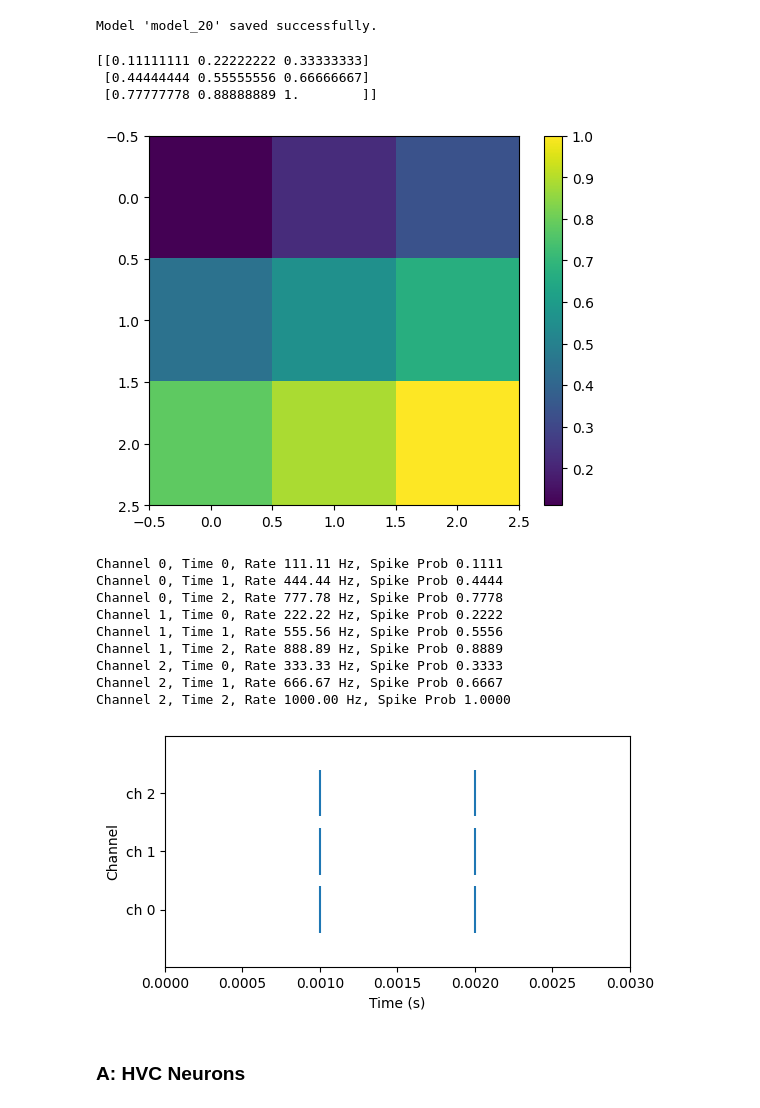
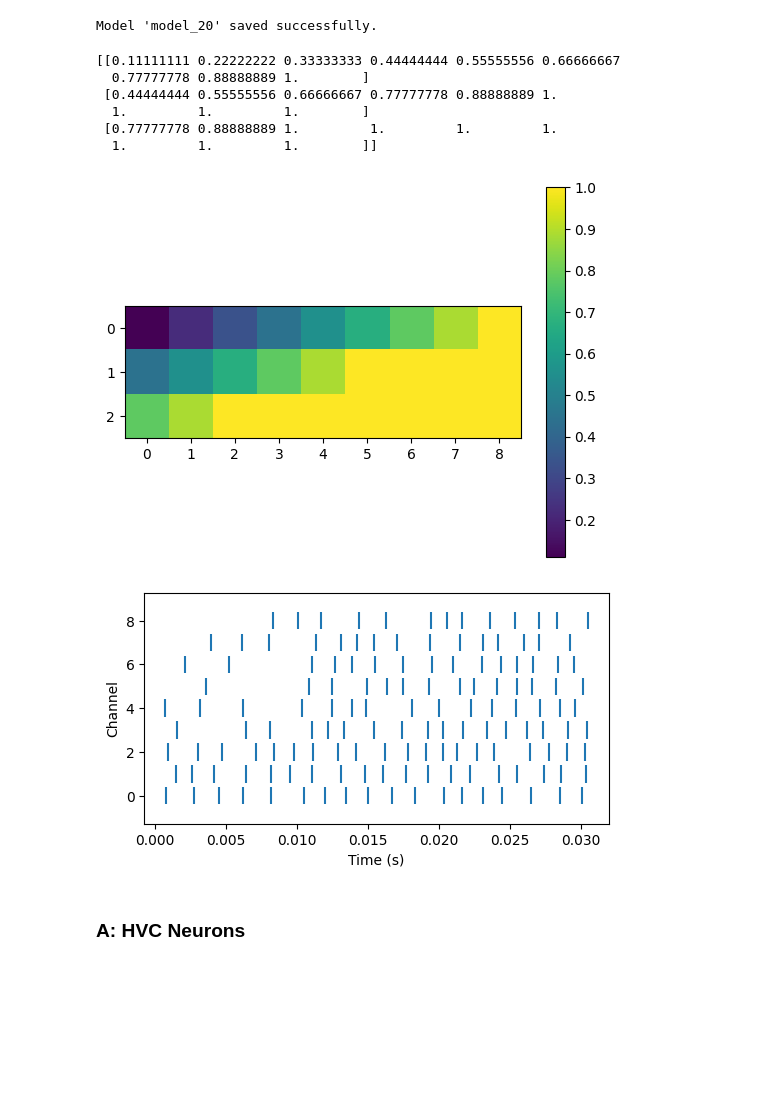
Before and after one commit to AtharvSuryawanshi/Dual_Pathway_RL_songbird, a Jupyter notebook: Figures/Figure_6.ipynb, the cells around one changed output. Cells and saved outputs as stored; diff of their text form; code cells hidden in the pictures; blank space fills up the shorter version.

Commit message:
fixed poisson (actual bernoulli) function

```diff
--- a/Figures/Figure_6.ipynb
+++ b/Figures/Figure_6.ipynb
@@ -171,42 +185,42 @@ def poisson_eventplot_from_rates(
 
     return spike_times_all_channels, time
-# %%
-array = [[1,2,3],[4,5,6],[7,8,9]]
-array/=np.max(array)
-print(array)
-plt.imshow(array, cmap='viridis')
-plt.colorbar()
-plt.show()
-
-spikes, time = poisson_eventplot_from_rates(array, bin_size_ms=20, rate_max=1000, refractory_ms=1)
-
-plt.figure(figsize=(6, 3))
-plt.eventplot(
-    spikes,
-    orientation="horizontal",
-    lineoffsets=np.arange(len(spikes)),
-    linelengths=0.8,
-)
-plt.xlim(0, time[-1])
-plt.yticks(np.arange(len(spikes)), labels=[f"ch {i}" for i in range(len(spikes))])
-plt.xlabel("Time (s)")
-plt.ylabel("Channel")
-plt.show()
-# %% [output]
-[[0.11111111 0.22222222 0.33333333]
- [0.44444444 0.55555556 0.66666667]
- [0.77777778 0.88888889 1.        ]]
-[figure, removed]
-Channel 0, Time 0, Rate 111.11 Hz, Spike Prob 0.1111
-Channel 0, Time 1, Rate 444.44 Hz, Spike Prob 0.4444
-Channel 0, Time 2, Rate 777.78 Hz, Spike Prob 0.7778
-Channel 1, Time 0, Rate 222.22 Hz, Spike Prob 0.2222
-Channel 1, Time 1, Rate 555.56 Hz, Spike Prob 0.5556
-Channel 1, Time 2, Rate 888.89 Hz, Spike Prob 0.8889
-Channel 2, Time 0, Rate 333.33 Hz, Spike Prob 0.3333
-Channel 2, Time 1, Rate 666.67 Hz, Spike Prob 0.6667
-Channel 2, Time 2, Rate 1000.00 Hz, Spike Prob 1.0000
-[figure, removed]
+# %%
+
+array = np.array([
+    [1,2,3,4,5,6,7,8,9],
+    [4,5,6,7,8,9,9,9,9],
+    [7,8,9,9,9,9,9,9,9]
+], dtype=float)
+
+array/=np.max(array)
+print(array)
+plt.imshow(array, cmap='viridis')
+plt.colorbar()
+plt.show()
+
+spikes, time = poisson_eventplot_from_rates(array, bin_size_ms=10, rate_max=1000, refractory_ms=1)
+
+plt.figure(figsize=(6, 3))
+plt.eventplot(
+    spikes,
+    orientation="horizontal",
+    lineoffsets=np.arange(len(spikes)),
+    linelengths=0.8,
+)
+# plt.xlim(0, time[-1])
+# plt.yticks(np.arange(len(spikes)), labels=[f"ch {i}" for i in range(len(spikes))])
+plt.xlabel("Time (s)")
+plt.ylabel("Channel")
+plt.show()
+# %% [output]
+[[0.11111111 0.22222222 0.33333333 0.44444444 0.55555556 0.66666667
+  0.77777778 0.88888889 1.        ]
+ [0.44444444 0.55555556 0.66666667 0.77777778 0.88888889 1.
+  1.         1.         1.        ]
+ [0.77777778 0.88888889 1.         1.         1.         1.
+  1.         1.         1.        ]]
+[figure, added]
+[figure, added]
 # %% [markdown]
 ### A: HVC Neurons
 # %%
```
Also changed, not shown: parts of 1 cell of this notebook.
